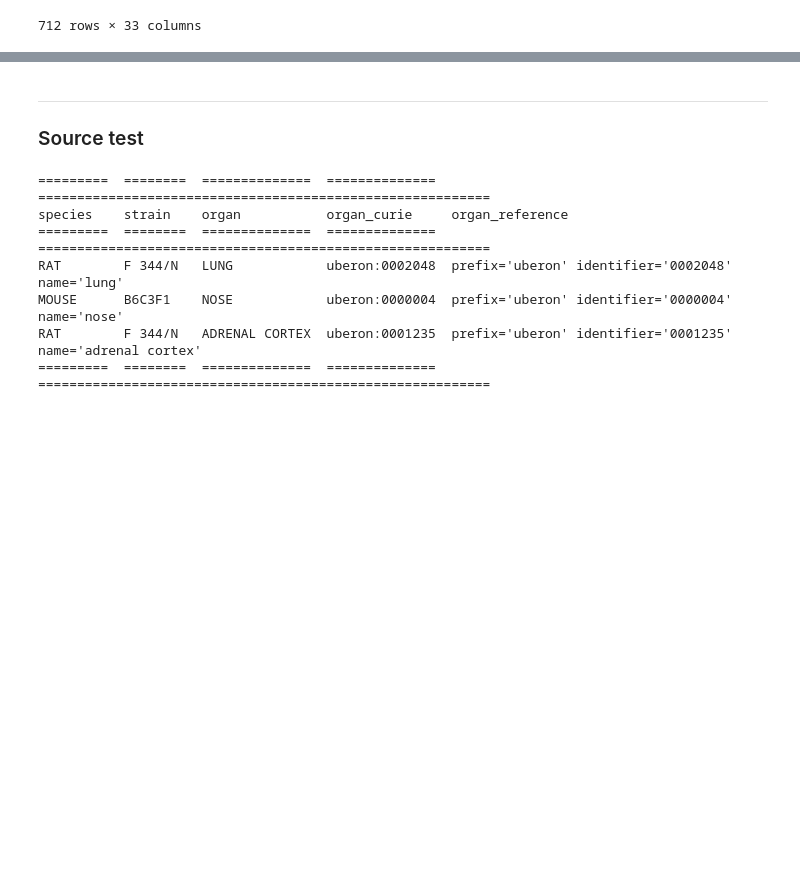
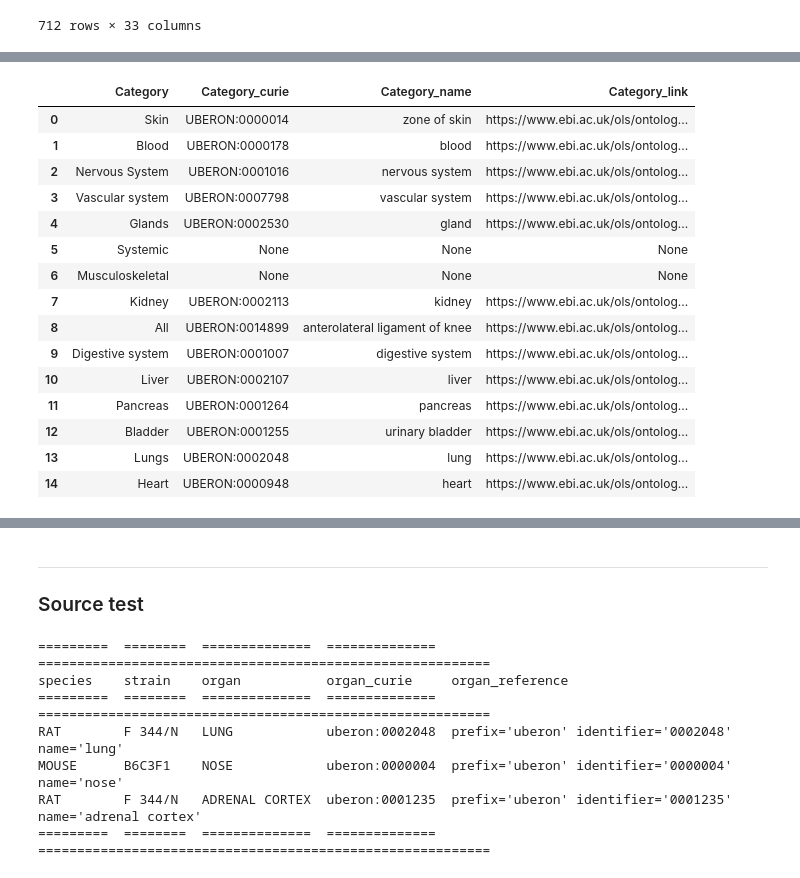
Before and after one commit to KrishnaTO/ARI, a Jupyter notebook: notebook/ground.ipynb, the cells around one changed output, grey strips where cells are left out. Drawn from its saved outputs; the diff is of its cells as text; code cells hidden in the pictures; blank space fills up the shorter version.

Commit message:
update v1.2: - separated names - ensure all curies have 7 digits - added links to OLS

```diff
--- a/notebook/ground.ipynb
+++ b/notebook/ground.ipynb
@@ -199,0 +160,12 @@ for col in ["Category","Evidence","Parent","Disease"]:
+# %%
+def create_link(curie):
+
+    # Examples
+    # https://www.ebi.ac.uk/ols4/ontologies/doid/classes/http%253A%252F%252Fpurl.obolibrary.org%252Fobo%252FDOID_0110751
+    # https://www.ebi.ac.uk/ols4/ontologies/doid/classes/http%253A%252F%252Fpurl.obolibrary.org%252Fobo%252FDOID_13378
+    # https://www.ebi.ac.uk/ols4/ontologies/uberon/classes/http%253A%252F%252Fpurl.obolibrary.org%252Fobo%252FUBERON_0000178
+
+    curie_split = curie.split(':')
+    ns = curie_split[0]
+    id = curie_split[1]
+    return f"https://www.ebi.ac.uk/ols/ontologies/{ns.lower()}/classes/http%253A%252F%252Fpurl.obolibrary.org%252Fobo%252F{ns}_{id}"
@@ -199,0 +250,31 @@ for col in ["Category","Evidence","Parent","Disease"]:
+# %%
+for col in ["Category"]:
+    # build the single column dataframe
+    df_x = pd.DataFrame(df[col][:-6].unique(), columns=[col])
+
+    for ns in ["uberon"]:
+        # ground with target_type
+        df_x = ground_column(df_x, col, globals()[f"{ns}_grounder"], target_type=["curie", "name"])
+
+    # Write out the results for each column and each namespace in CSV file
+    with open(f"{col}-{ns}.csv", "w") as file:
+        df_x.to_csv(file, index=False)
+
+df_x
+# %% [output]
+|  | Category | Category_curie | Category_name | Category_link |
+| 0 | Skin | UBERON:0000014 | zone of skin | https://www.ebi.ac.uk/ols/ontolog... |
+| 1 | Blood | UBERON:0000178 | blood | https://www.ebi.ac.uk/ols/ontolog... |
+| 2 | Nervous System | UBERON:0001016 | nervous system | https://www.ebi.ac.uk/ols/ontolog... |
+| 3 | Vascular system | UBERON:0007798 | vascular system | https://www.ebi.ac.uk/ols/ontolog... |
+| 4 | Glands | UBERON:0002530 | gland | https://www.ebi.ac.uk/ols/ontolog... |
+| 5 | Systemic | None | None | None |
+| 6 | Musculoskeletal | None | None | None |
+| 7 | Kidney | UBERON:0002113 | kidney | https://www.ebi.ac.uk/ols/ontolog... |
+| 8 | All | UBERON:0014899 | anterolateral ligament of knee | https://www.ebi.ac.uk/ols/ontolog... |
+| 9 | Digestive system | UBERON:0001007 | digestive system | https://www.ebi.ac.uk/ols/ontolog... |
+| 10 | Liver | UBERON:0002107 | liver | https://www.ebi.ac.uk/ols/ontolog... |
+| 11 | Pancreas | UBERON:0001264 | pancreas | https://www.ebi.ac.uk/ols/ontolog... |
+| 12 | Bladder | UBERON:0001255 | urinary bladder | https://www.ebi.ac.uk/ols/ontolog... |
+| 13 | Lungs | UBERON:0002048 | lung | https://www.ebi.ac.uk/ols/ontolog... |
+| 14 | Heart | UBERON:0000948 | heart | https://www.ebi.ac.uk/ols/ontolog... |
```
Also changed, not shown: parts of 12 cells of this notebook, 3 other files.
